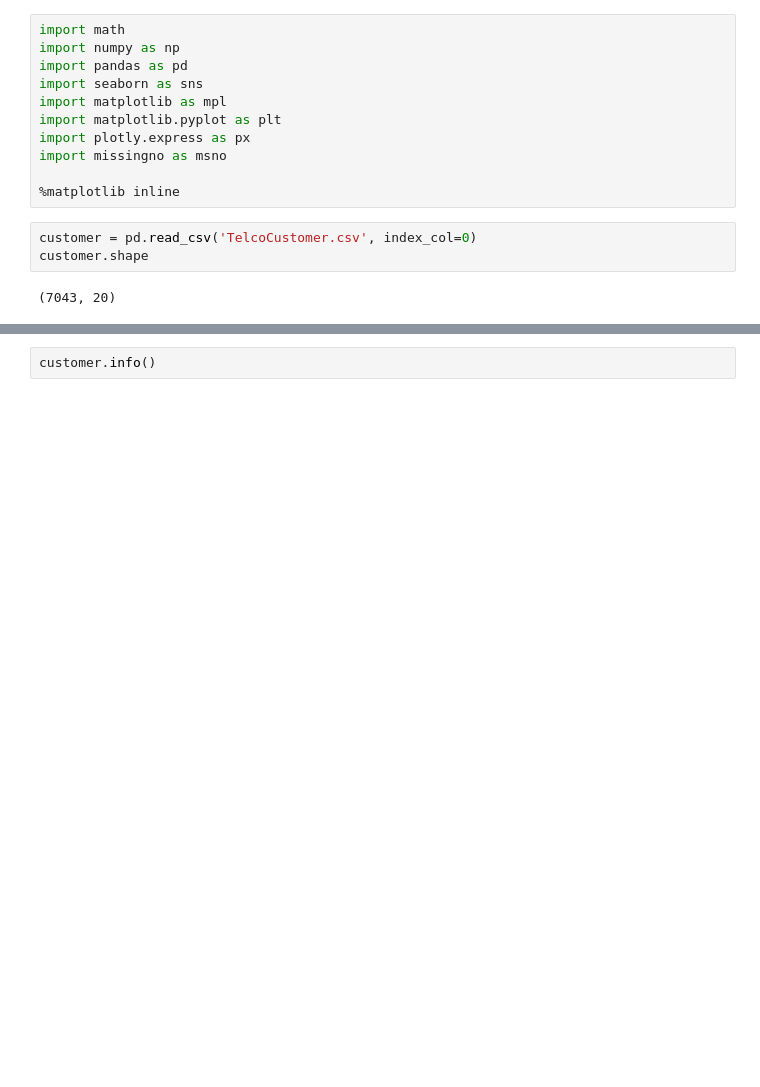
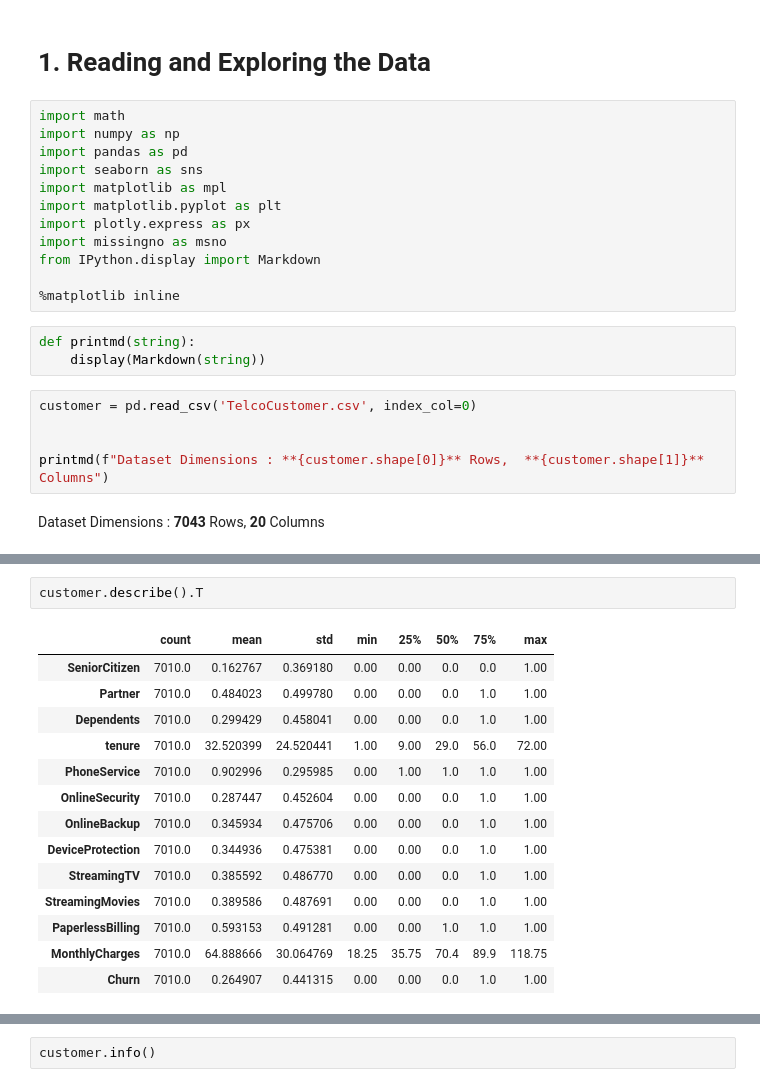
Before and after one commit to moutasam/Capstone-Telecom-Customers, a Jupyter notebook: TelcoCustomerChurn.ipynb, the cells around one changed output, grey strips where cells are left out. Drawn from its saved outputs; the diff is of its cells as text; blank space fills up the shorter version.

```diff
--- a/TelcoCustomerChurn.ipynb
+++ b/TelcoCustomerChurn.ipynb
@@ -51,3 +53,5 @@
+# %% [markdown]
+# 1. Reading and Exploring the Data
 # %%
 import math
 import numpy as np
@@ -57,13 +61,19 @@ import matplotlib as mpl
 import matplotlib.pyplot as plt
 import plotly.express as px
 import missingno as msno
+from IPython.display import Markdown
 
 %matplotlib inline
+# %%
+def printmd(string):
+    display(Markdown(string))
 # %%
 customer = pd.read_csv('TelcoCustomer.csv', index_col=0)
-customer.shape
+
+
+printmd(f"Dataset Dimensions : **{customer.shape[0]}** Rows,  **{customer.shape[1]}** Columns")
 # %% [output]
-(7043, 20)
+Dataset Dimensions : **7043** Rows,  **20** Columns
 # %%
 customer.head(10)
 # %% [output]
@@ -79,4 +89,21 @@ customer.head(10)
 | 6713-OKOMC | Female | 0 | No | No | 10 | No | No phone service | DSL | ... |
 | 7892-POOKP | Female | 0 | Yes | No | 28 | Yes | Yes | Fiber optic | ... |
 | 6388-TABGU | Male | 0 | No | Yes | 62 | Yes | No | DSL | ... |
+# %%
+customer.describe().T
+# %% [output]
+|  | count | mean | std | min | 25% | 50% | 75% | max |
+| SeniorCitizen | 7010.0 | 0.162767 | 0.369180 | 0.00 | 0.00 | 0.0 | 0.0 | 1.00 |
+| Partner | 7010.0 | 0.484023 | 0.499780 | 0.00 | 0.00 | 0.0 | 1.0 | 1.00 |
+| Dependents | 7010.0 | 0.299429 | 0.458041 | 0.00 | 0.00 | 0.0 | 1.0 | 1.00 |
+| tenure | 7010.0 | 32.520399 | 24.520441 | 1.00 | 9.00 | 29.0 | 56.0 | 72.00 |
+| PhoneService | 7010.0 | 0.902996 | 0.295985 | 0.00 | 1.00 | 1.0 | 1.0 | 1.00 |
+| OnlineSecurity | 7010.0 | 0.287447 | 0.452604 | 0.00 | 0.00 | 0.0 | 1.0 | 1.00 |
+| OnlineBackup | 7010.0 | 0.345934 | 0.475706 | 0.00 | 0.00 | 0.0 | 1.0 | 1.00 |
+| DeviceProtection | 7010.0 | 0.344936 | 0.475381 | 0.00 | 0.00 | 0.0 | 1.0 | 1.00 |
+| StreamingTV | 7010.0 | 0.385592 | 0.486770 | 0.00 | 0.00 | 0.0 | 1.0 | 1.00 |
+| StreamingMovies | 7010.0 | 0.389586 | 0.487691 | 0.00 | 0.00 | 0.0 | 1.0 | 1.00 |
+| PaperlessBilling | 7010.0 | 0.593153 | 0.491281 | 0.00 | 0.00 | 1.0 | 1.0 | 1.00 |
+| MonthlyCharges | 7010.0 | 64.888666 | 30.064769 | 18.25 | 35.75 | 70.4 | 89.9 | 118.75 |
+| Churn | 7010.0 | 0.264907 | 0.441315 | 0.00 | 0.00 | 0.0 | 1.0 | 1.00 |
 # %%
```
Also changed, not shown: parts of 19 cells of this notebook.
